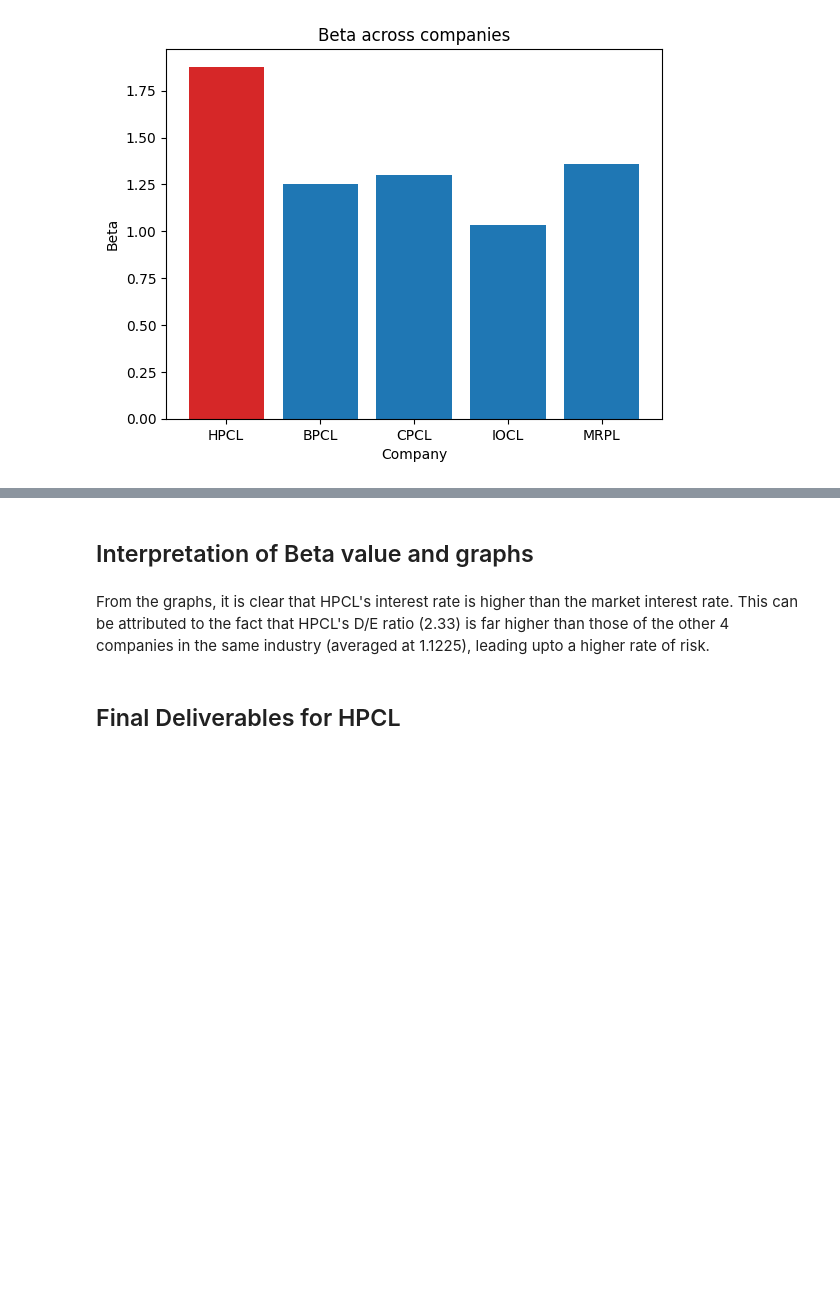
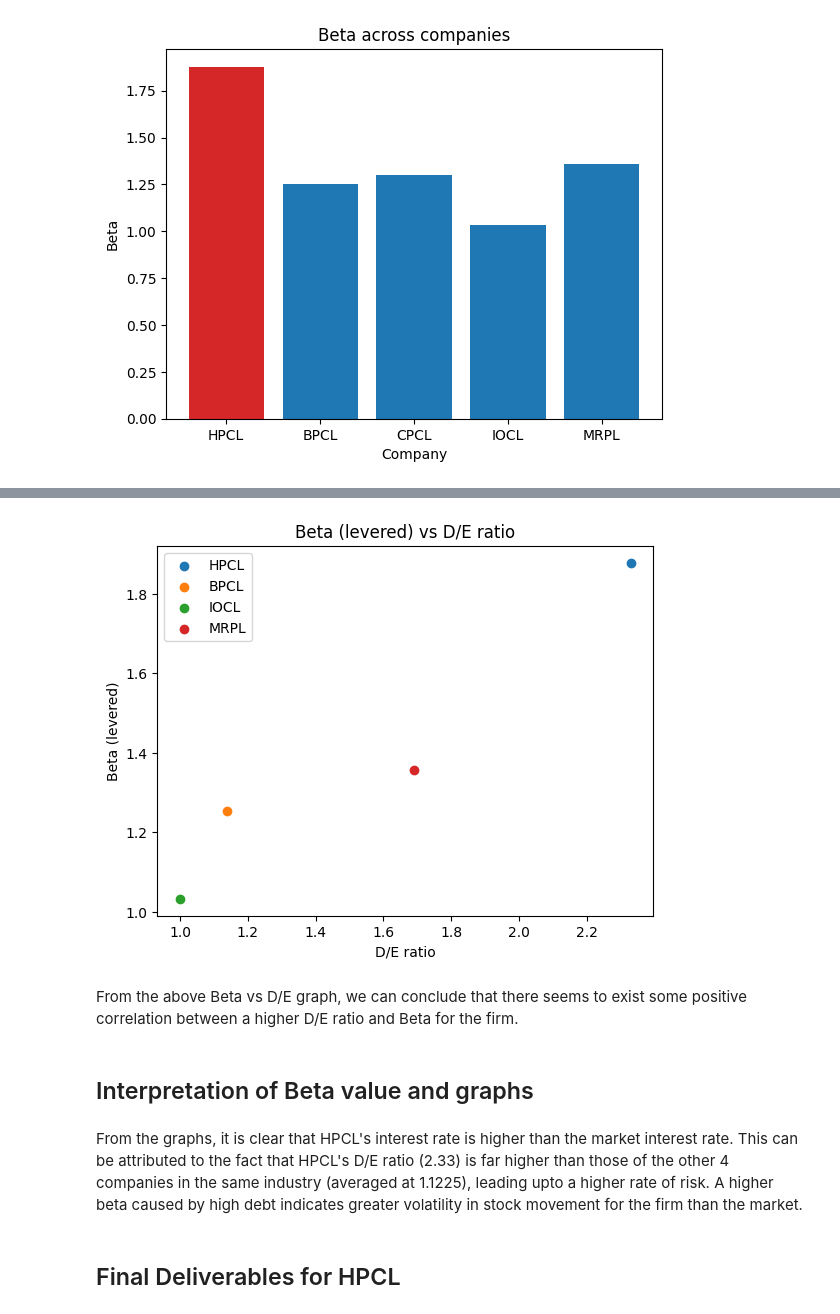
Before and after one commit to Aarav-H/FM-Assignment, a Jupyter notebook: main.ipynb, the cells around one changed output, grey strips where cells are left out. Drawn from its saved outputs; the diff is of its cells as text; code cells hidden in the pictures; blank space fills up the shorter version.

```diff
--- a/main.ipynb
+++ b/main.ipynb
@@ -184,7 +202,26 @@ plot_beta_histogram([HPCL, BPCL, CPCL, IOCL, MRPL])
+# %%
+def beta_vs_de(companies: list[Company]):
+  plt.figure()
+  betas = [company.beta_levered for company in companies]
+  ratios = [company.de_ratio for company in companies]
+  names = [company.name for company in companies]
+  for company in companies:
+    plt.scatter(company.de_ratio, company.beta_levered, label=company.name)
+  plt.xlabel("D/E ratio")
+  plt.ylabel("Beta (levered)")
+  plt.legend()
+  plt.title("Beta (levered) vs D/E ratio")
+  plt.show()
+# %%
+beta_vs_de([HPCL, BPCL, IOCL, MRPL])
+# %% [output]
+[figure, added]
+# %% [markdown]
+From the above Beta vs D/E graph, we can conclude that there seems to exist some positive correlation between a higher D/E ratio and Beta for the firm.
 # %% [markdown]
 ## Interpretation of Beta value and graphs
 # %% [markdown]
-From the graphs, it is clear that HPCL's interest rate is higher than the market interest rate. This can be attributed to the fact that HPCL's D/E ratio (2.33) is far higher than those of the other 4 companies in the same industry (averaged at 1.1225), leading upto a higher rate of risk.
+From the graphs, it is clear that HPCL's interest rate is higher than the market interest rate. This can be attributed to the fact that HPCL's D/E ratio (2.33) is far higher than those of the other 4 companies in the same industry (averaged at 1.1225), leading upto a higher rate of risk. A higher beta caused by high debt indicates greater volatility in stock movement for the firm than the market.
 # %% [markdown]
 ## Final Deliverables for HPCL
 # %% [markdown]
```
Also changed, not shown: parts of 2 cells of this notebook.
